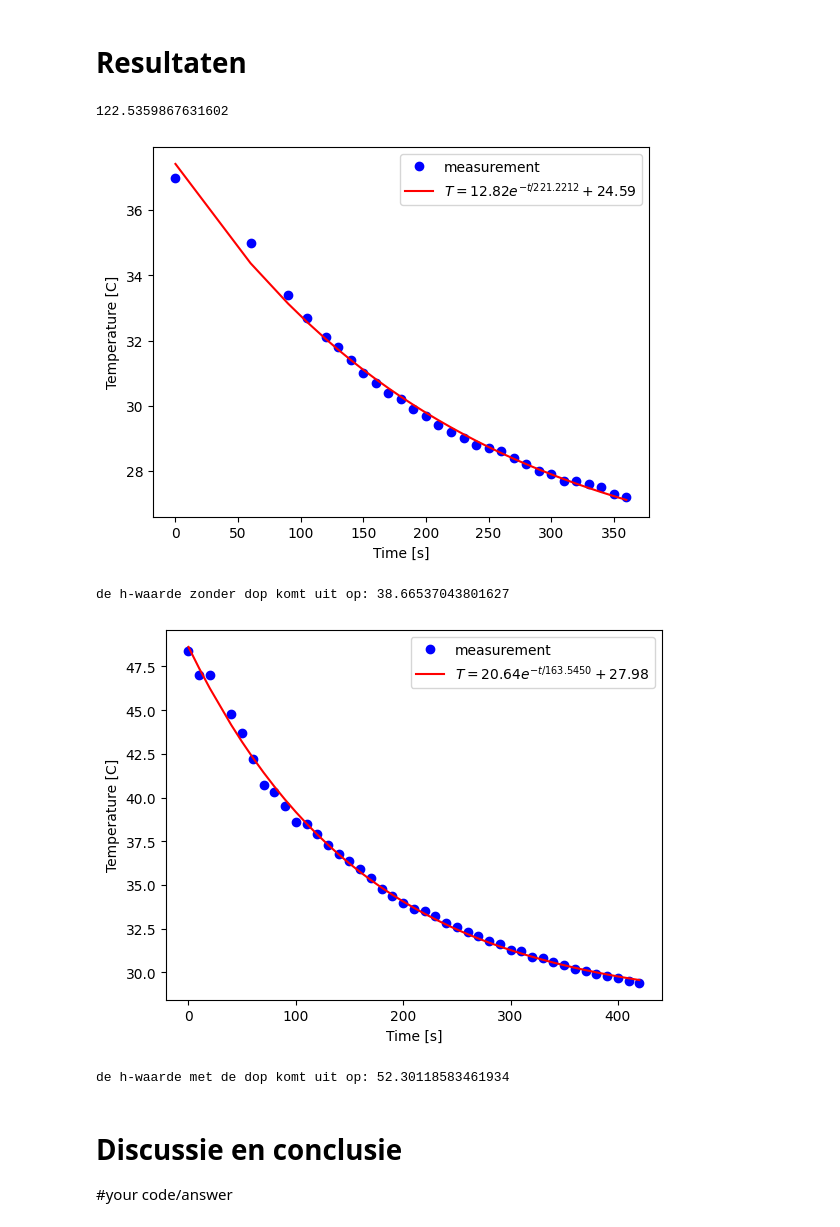
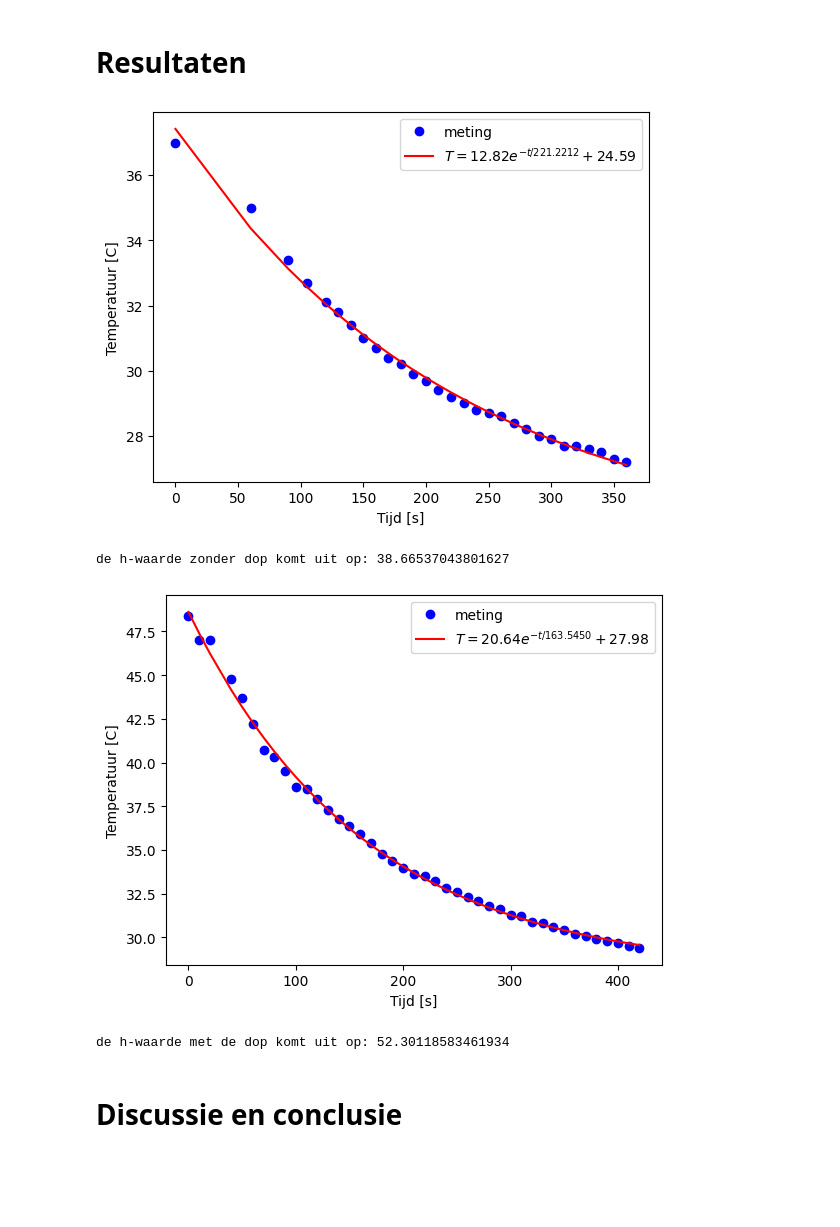
Before and after one commit to JSlootsTUD/Jesse-en-Justin, a Jupyter notebook: Content/Labs/Soortelijke warmte/koelbuis.ipynb, the cells around one changed output. Cells and saved outputs as stored; diff of their text form; code cells hidden in the pictures; blank space fills up the shorter version.

```diff
--- a/Content/Labs/Soortelijke warmte/koelbuis.ipynb
+++ b/Content/Labs/Soortelijke warmte/koelbuis.ipynb
@@ -241,49 +241,45 @@ y_fit2 = exp_func(times2, *popt2)
 
 
 plt.figure()
-plt.xlabel('Time [s]')
-plt.ylabel('Temperature [C]')
+plt.xlabel('Tijd [s]')
+plt.ylabel('Temperatuur [C]')
 
-plt.plot(times, temps, 'bo', label='measurement')
+plt.plot(times, temps, 'bo', label='meting')
 plt.plot(times, y_fit, 'r-',
          label='$T = %0.2f e^{-t/%0.4f} + %0.2f$' % (A_exp, tau_exp, T_omg_exp))
 
 plt.legend()
 
 plt.show()
 
 h_exp = (warmtecapaciteit) / (tau_exp * buitenoppervlak)
 
 print('de h-waarde zonder dop komt uit op:', h_exp) # warmteoverdrachtscoëfficiënt in W/m^2 K
 # Sla figuren op met
 #
 # plt.savefig("Figuren/naam.png", dpi=450)
 
 
 plt.figure()
-plt.xlabel('Time [s]')
-plt.ylabel('Temperature [C]')
+plt.xlabel('Tijd [s]')
+plt.ylabel('Temperatuur [C]')
 
-plt.plot(times2, temps2, 'bo', label='measurement')
+plt.plot(times2, temps2, 'bo', label='meting')
 plt.plot(times2, y_fit2, 'r-',
          label='$T = %0.2f e^{-t/%0.4f} + %0.2f$' % (A_exp2, tau_exp2, T_omg_exp2))
 
 plt.legend()
 
 plt.show()
 
 h_exp2 = (warmtecapaciteit) / (tau_exp2 * buitenoppervlak)
 
 print('de h-waarde met de dop komt uit op:', h_exp2)
 # %% [output]
+[figure, new version]
-122.5359867631602
+de h-waarde zonder dop komt uit op: 38.66537043801627
-[figure, old version]
+[figure, new version]
-de h-waarde zonder dop komt uit op: 38.66537043801627
+de h-waarde met de dop komt uit op: 52.30118583461934
-[figure, old version]
-de h-waarde met de dop komt uit op: 52.30118583461934
 # %% [markdown]
 # Discussie en conclusie
-
-
-#your code/answer
 # %% [markdown]
```
Also changed, not shown: parts of 1 cell of this notebook, 1 other file.
